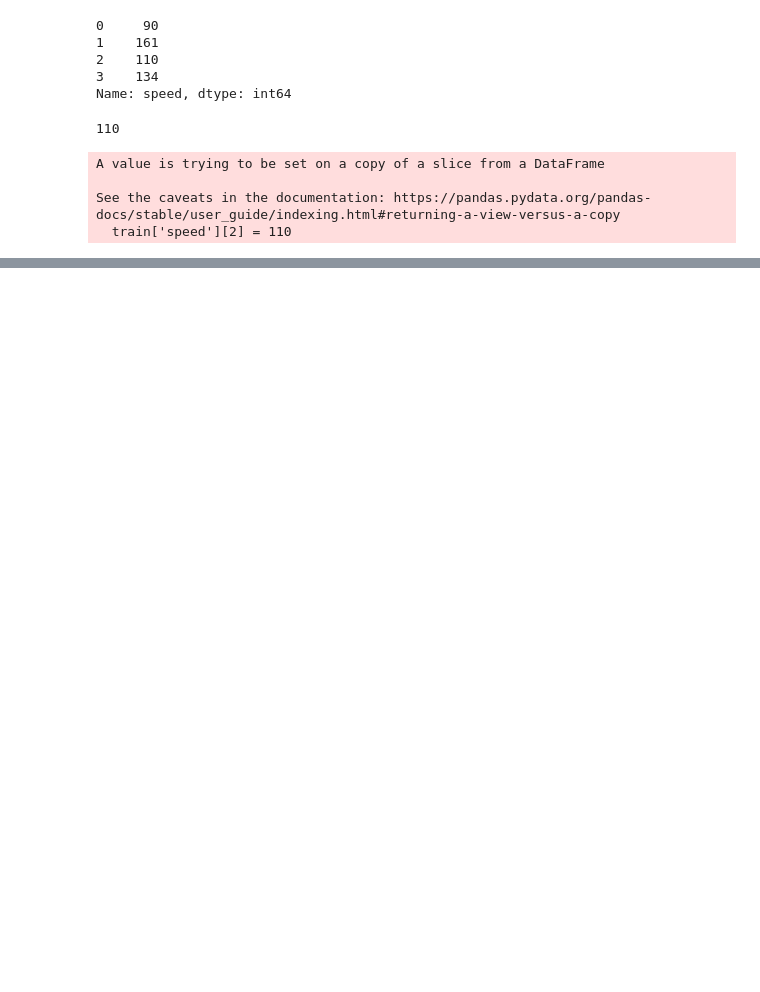
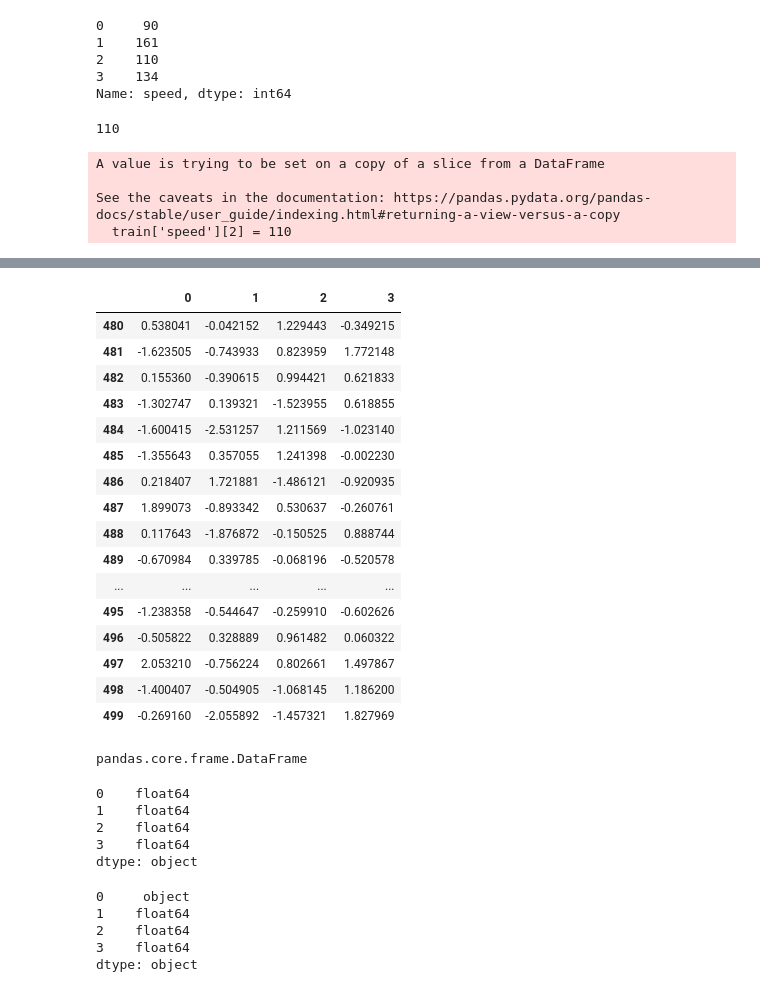
Before and after one commit to krish-alt/python, a Jupyter notebook: Untitled.ipynb, the cells around one changed output, grey strips where cells are left out. Cells and saved outputs as stored; diff of their text form; code cells hidden in the pictures; blank space fills up the shorter version.

Commit message:
pandas

```diff
--- a/Untitled.ipynb
+++ b/Untitled.ipynb
@@ -95,0 +122,2 @@ train
+# %%
+newdf = pd.DataFrame(np.random.randn(500,4) , index = np.arange(500)) #.rand or.randn
@@ -95,0 +133,32 @@ train
+# %%
+newdf.tail(20)
+# %% [output]
+|  | 0 | 1 | 2 | 3 |
+| 480 | 0.538041 | -0.042152 | 1.229443 | -0.349215 |
+| 481 | -1.623505 | -0.743933 | 0.823959 | 1.772148 |
+| 482 | 0.155360 | -0.390615 | 0.994421 | 0.621833 |
+| 483 | -1.302747 | 0.139321 | -1.523955 | 0.618855 |
+| 484 | -1.600415 | -2.531257 | 1.211569 | -1.023140 |
+| 485 | -1.355643 | 0.357055 | 1.241398 | -0.002230 |
+| 486 | 0.218407 | 1.721881 | -1.486121 | -0.920935 |
+| 487 | 1.899073 | -0.893342 | 0.530637 | -0.260761 |
+| 488 | 0.117643 | -1.876872 | -0.150525 | 0.888744 |
+| 489 | -0.670984 | 0.339785 | -0.068196 | -0.520578 |
+| ... | ... | ... | ... | ... |
+| 495 | -1.238358 | -0.544647 | -0.259910 | -0.602626 |
+| 496 | -0.505822 | 0.328889 | 0.961482 | 0.060322 |
+| 497 | 2.053210 | -0.756224 | 0.802661 | 1.497867 |
+| 498 | -1.400407 | -0.504905 | -1.068145 | 1.186200 |
+| 499 | -0.269160 | -2.055892 | -1.457321 | 1.827969 |
+# %%
+type(newdf)
+# %% [output]
+pandas.core.frame.DataFrame
+# %%
+newdf.dtypes
+# %% [output]
+0    float64
+1    float64
+2    float64
+3    float64
+dtype: object
@@ -95,0 +167,8 @@ train
+# %%
+newdf.dtypes
+# %% [output]
+0     object
+1    float64
+2    float64
+3    float64
+dtype: object
```
Also changed, not shown: parts of 41 cells of this notebook, 1 other file.
